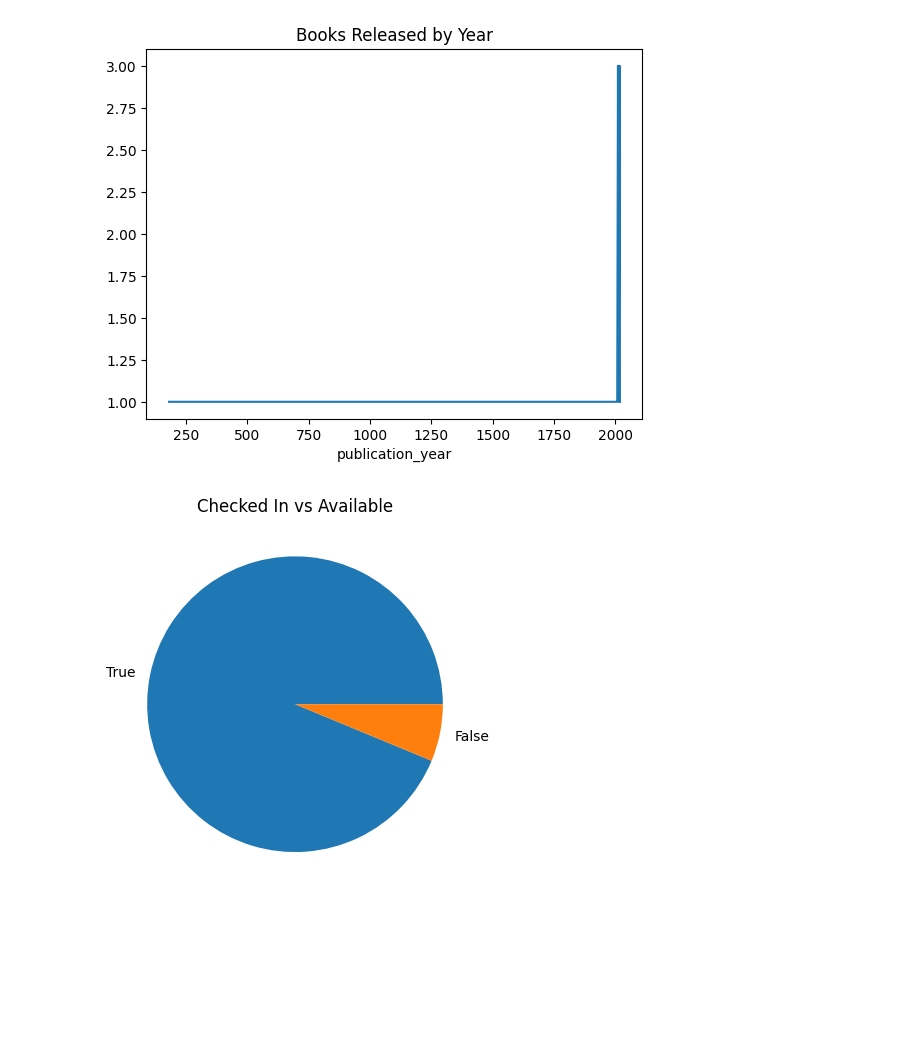
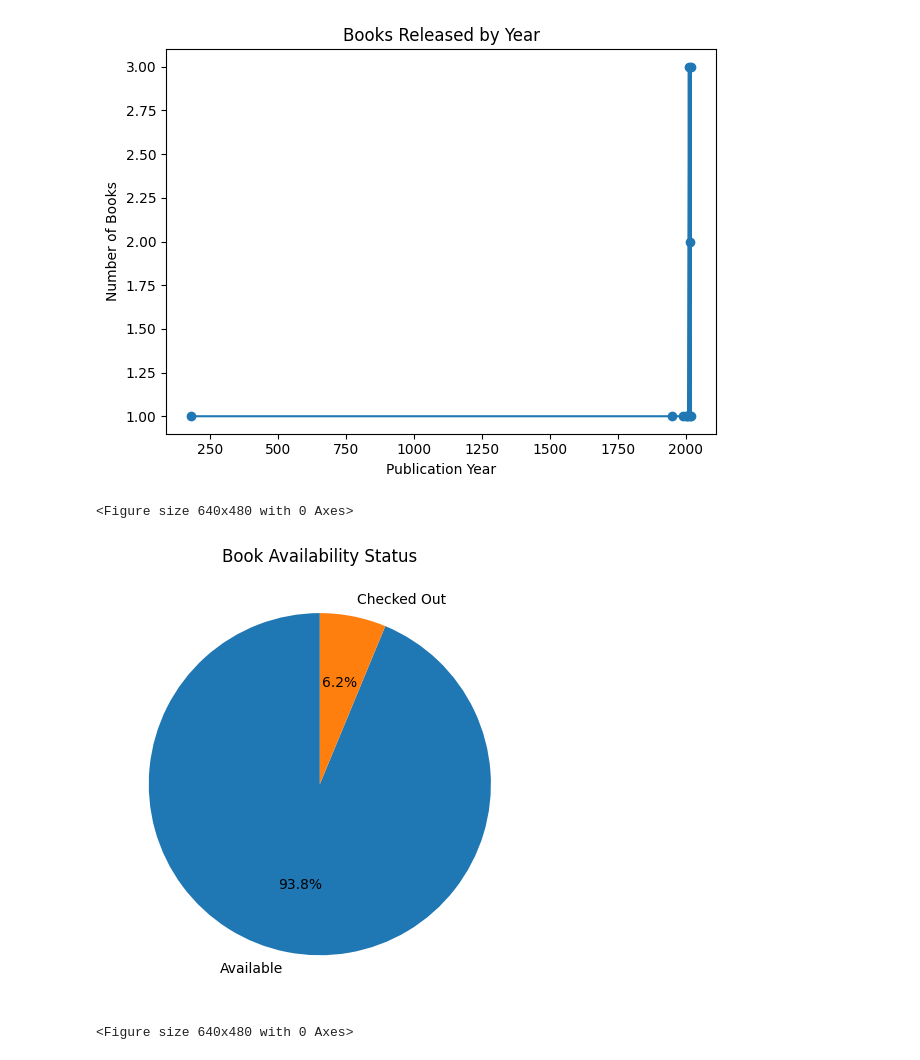
Before and after one commit to evapatel1654/Book_Management_App, a Jupyter notebook: Book_Management_App/notebooks/book_analytics.ipynb, the cells around one changed output. Cells and saved outputs as stored; diff of their text form; code cells hidden in the pictures; blank space fills up the shorter version.

```diff
--- a/Book_Management_App/notebooks/book_analytics.ipynb
+++ b/Book_Management_App/notebooks/book_analytics.ipynb
@@ -6,3 +13,21 @@ df = pd.read_json("../data/books.json")
 # %%
-# Clean missing values
-df.fillna({"genre": "Unknown", "average_rating": 0, "ratings_count": 0}, inplace=True)
+# Drop rows with missing essential fields
+df = df.dropna(subset=["title", "author"])
+
+# Convert numeric columns safely
+numeric_cols = [
+    "average_rating",
+    "ratings_count",
+    "price_usd",
+    "publication_year",
+    "sales_millions"
+]
+
+for col in numeric_cols:
+    df[col] = pd.to_numeric(df[col], errors="coerce")
+
+# Normalize genre (replace missing)
+df["genre"] = df["genre"].fillna("Unknown")
+
+# Ensure availability is boolean
+df["available"] = df["available"].astype(bool)
@@ -43,9 +91 @@ plt.savefig("../assets/charts/avg_ratings.png")
-# %%
-
-# Weighted Bayesian rating
-m = 50
-C = df["average_rating"].mean()
-v = df["ratings_count"]
-R = df["average_rating"]
-df["weighted_rating"] = (v / (v + m)) * R + (m / (v + m)) * C
 # %%
@@ -57,12 +108,37 @@ plt.savefig("../assets/charts/price_vs_rating.png")
 # %%
-# Books released by year
-df.groupby("publication_year").size().plot(kind="line", title="Books Released by Year")
+books_by_year = (
+    df.dropna(subset=["publication_year"])
+      .groupby("publication_year")
+      .size()
+)
+
+plt.figure()
+books_by_year.plot(kind="line", marker="o")
+plt.title("Books Released by Year")
+plt.xlabel("Publication Year")
+plt.ylabel("Number of Books")
+plt.tight_layout()
+plt.show()
 plt.savefig("../assets/charts/books_by_year.png")
 # %% [output]
-[figure, old version]
+[figure, new version]
+<Figure size 640x480 with 0 Axes>
 # %%
-# Checked in vs available
-df["available"].value_counts().plot(kind="pie", title="Checked In vs Available")
+availability_counts = df["available"].value_counts()
+
+labels = ["Available", "Checked Out"]
+
+plt.figure()
+plt.pie(
+    availability_counts,
+    labels=labels,
+    autopct="%1.1f%%",
+    startangle=90
+)
+plt.title("Book Availability Status")
+plt.tight_layout()
+plt.show()
 plt.savefig("../assets/charts/available_pie.png")
 # %% [output]
-[figure, old version]
+[figure, new version]
+<Figure size 640x480 with 0 Axes>
```
Also changed, not shown: parts of 7 cells of this notebook, 5 other files.
